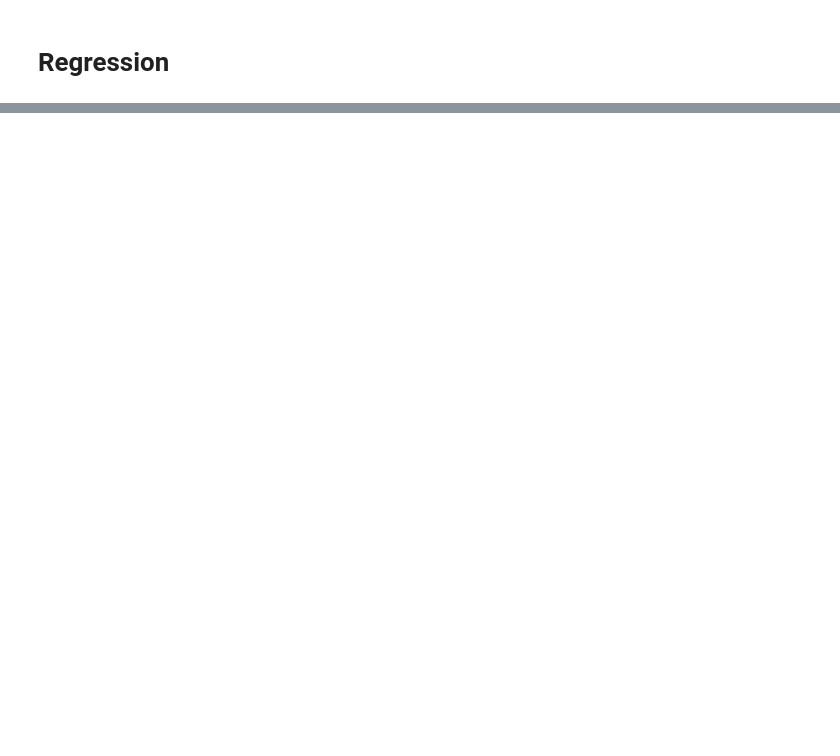
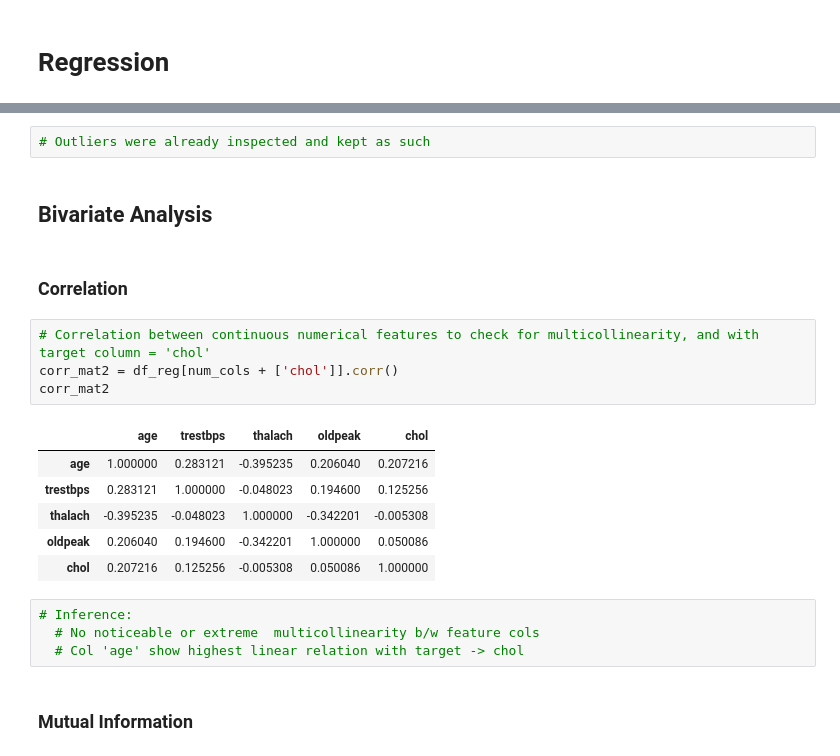
Before and after one commit to Knchna/ICT_AI-ML, a Jupyter notebook: Jul_13_Intermediate_Assessment_2_Supervised_Learning_on_Heart_Dataset.ipynb, the cells around one changed output, grey strips where cells are left out. Cells and saved outputs as stored; diff of their text form; blank space fills up the shorter version.

```diff
--- a/Jul_13_Intermediate_Assessment_2_Supervised_Learning_on_Heart_Dataset.ipynb
+++ b/Jul_13_Intermediate_Assessment_2_Supervised_Learning_on_Heart_Dataset.ipynb
@@ -550,2 +650,25 @@ cat_cols = ['sex','cp','fbs','restecg','exang','slope','ca','thal','target']
 target_col =  'chol'      # shouldn't scale, nor handle any outliers
 # It shows -> Serum cholesterol: Cholesterol level (in mg/dl)  => Regression
+# %%
+# Outliers were already inspected and kept as such
+# %% [markdown]
+## Bivariate Analysis
+# %% [markdown]
+### Correlation
+# %%
+# Correlation between continuous numerical features to check for multicollinearity, and with target column = 'chol'
+corr_mat2 = df_reg[num_cols + ['chol']].corr()
+corr_mat2
+# %% [output]
+|  | age | trestbps | thalach | oldpeak | chol |
+| age | 1.000000 | 0.283121 | -0.395235 | 0.206040 | 0.207216 |
+| trestbps | 0.283121 | 1.000000 | -0.048023 | 0.194600 | 0.125256 |
+| thalach | -0.395235 | -0.048023 | 1.000000 | -0.342201 | -0.005308 |
+| oldpeak | 0.206040 | 0.194600 | -0.342201 | 1.000000 | 0.050086 |
+| chol | 0.207216 | 0.125256 | -0.005308 | 0.050086 | 1.000000 |
+# %%
+# Inference:
+  # No noticeable or extreme  multicollinearity b/w feature cols
+  # Col 'age' show highest linear relation with target -> chol
+# %% [markdown]
+### Mutual Information
```
Also changed, not shown: parts of 74 cells of this notebook.
